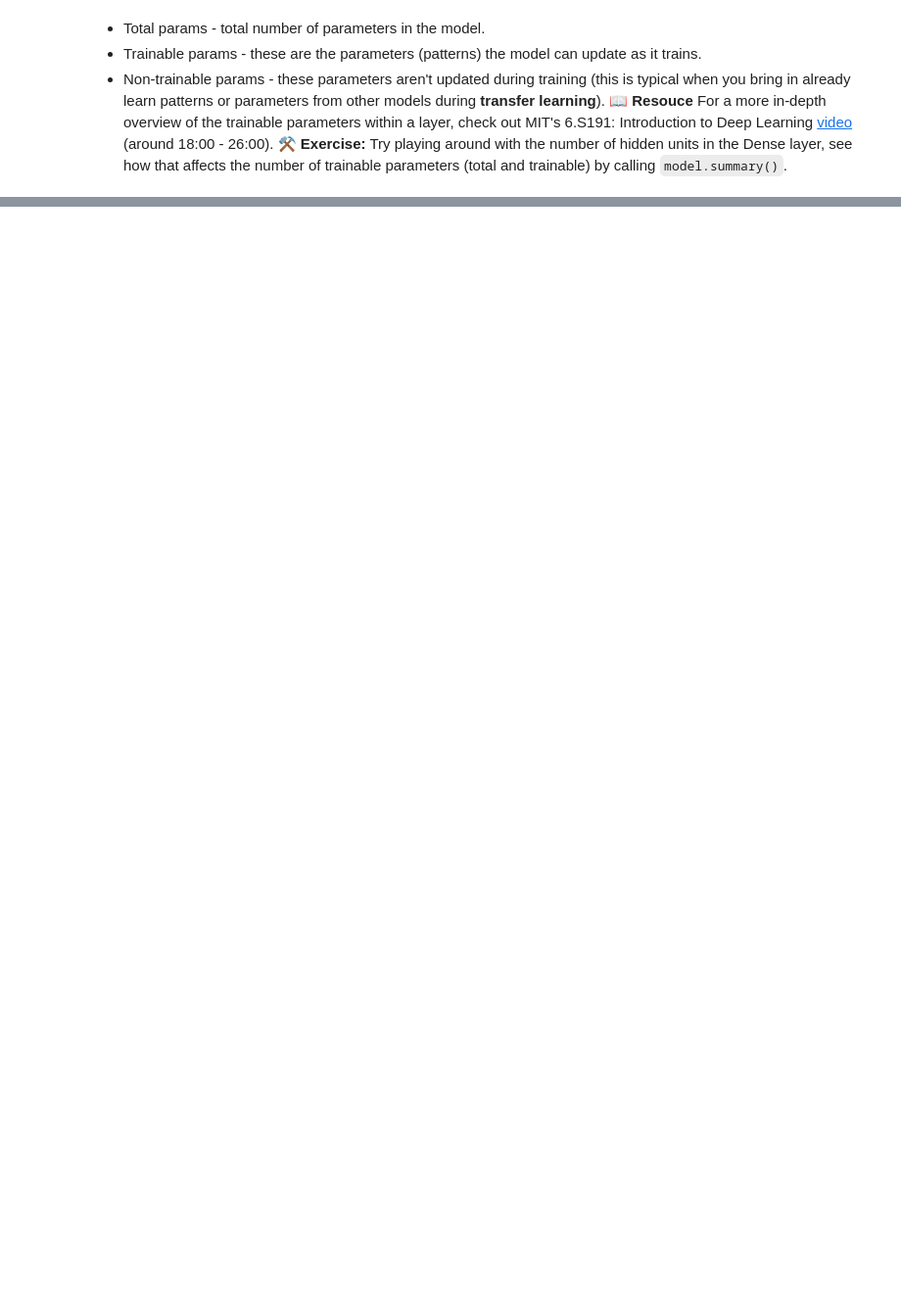
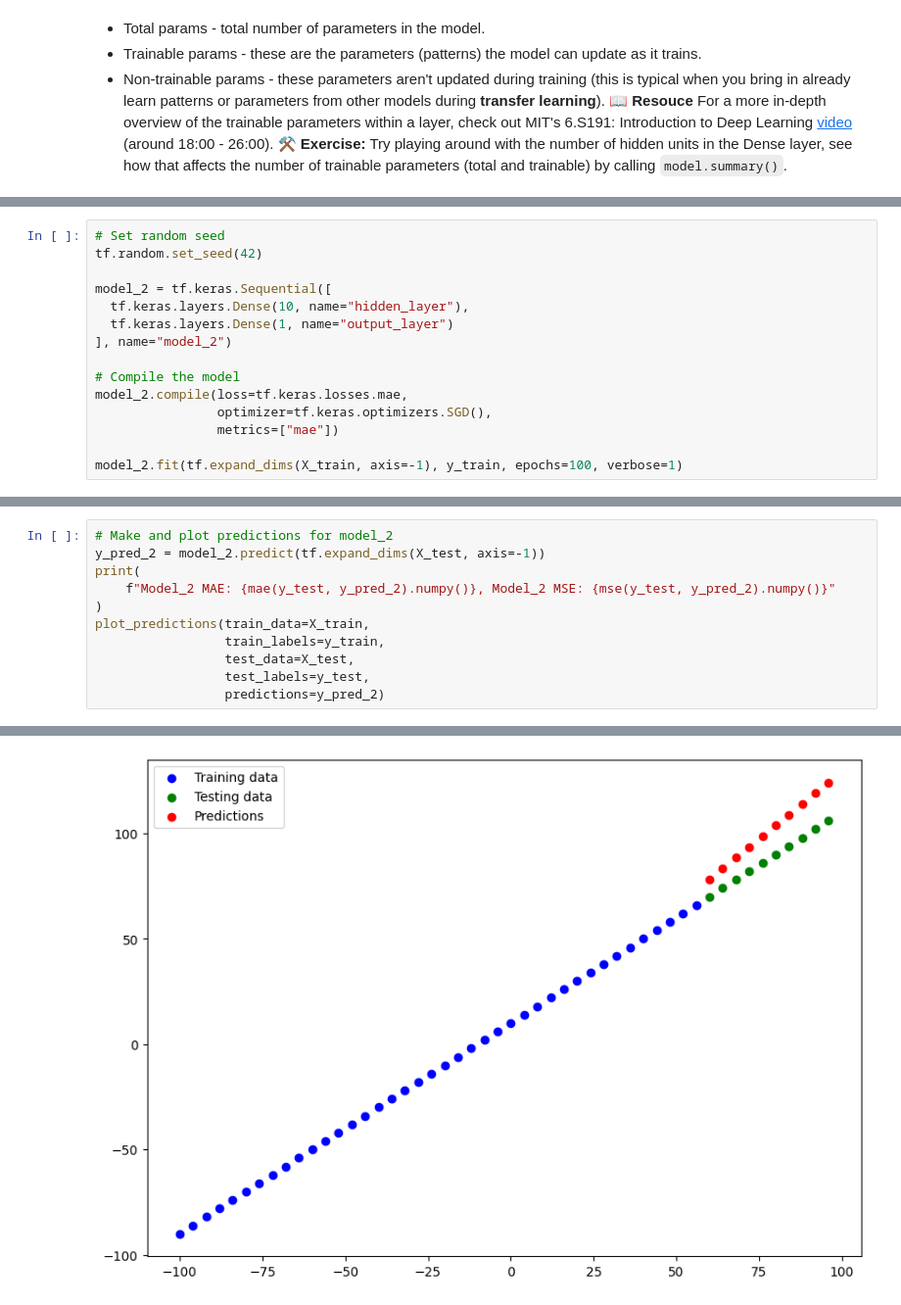
Before and after one commit to BoshiLee/tensorflow_developer_certificate, a Jupyter notebook: 01_neural_network_regression_with_tensorflow.ipynb, the cells around one changed output, grey strips where cells are left out. Shown at 98% size. Saved outputs shown, nothing was run; the diff lists cells and outputs as text; blank space fills up the shorter version.

```diff
--- a/01_neural_network_regression_with_tensorflow.ipynb
+++ b/01_neural_network_regression_with_tensorflow.ipynb
@@ -315,0 +549,15 @@ _________________________________________________________________
+# %%
+# Set random seed
+tf.random.set_seed(42)
+
+model_2 = tf.keras.Sequential([
+  tf.keras.layers.Dense(10, name="hidden_layer"),
+  tf.keras.layers.Dense(1, name="output_layer")
+], name="model_2")
+
+# Compile the model
+model_2.compile(loss=tf.keras.losses.mae,
+                optimizer=tf.keras.optimizers.SGD(),
+                metrics=["mae"])
+
+model_2.fit(tf.expand_dims(X_train, axis=-1), y_train, epochs=100, verbose=1)
@@ -315,0 +583,12 @@ _________________________________________________________________
+# %%
+# Make and plot predictions for model_2
+y_pred_2 = model_2.predict(tf.expand_dims(X_test, axis=-1))
+print(
+    f"Model_2 MAE: {mae(y_test, y_pred_2).numpy()}, Model_2 MSE: {mse(y_test, y_pred_2).numpy()}"
+)
+plot_predictions(train_data=X_train,
+                 train_labels=y_train,
+                 test_data=X_test,
+                 test_labels=y_test,
+                 predictions=y_pred_2)
+# %% [output]
@@ -315,0 +598 @@ _________________________________________________________________
+[figure, added]
```
Also changed, not shown: parts of 33 cells of this notebook.
